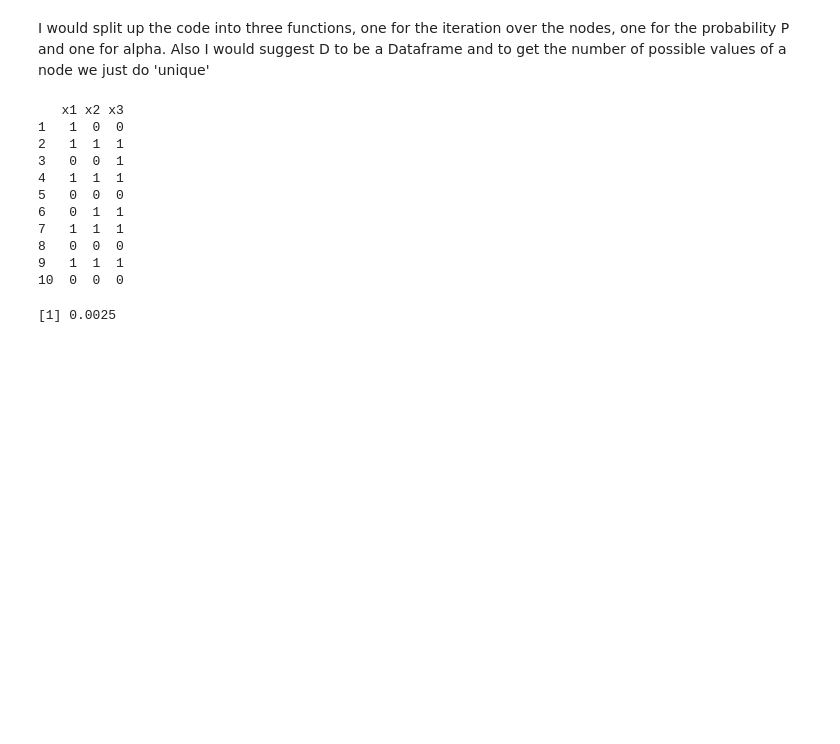
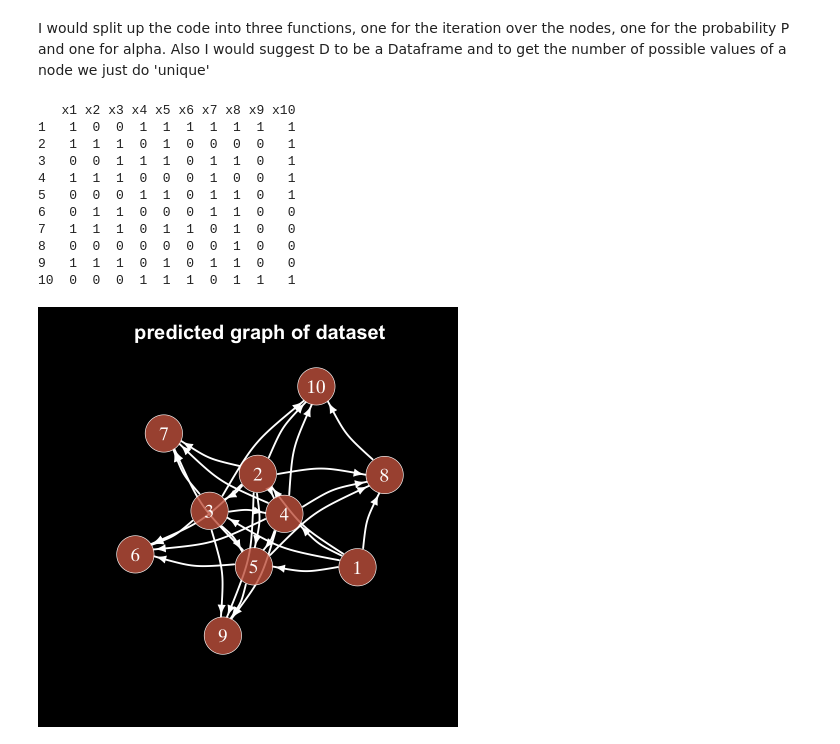
Before and after one commit to ElHuaco/Bayesian-topology, a Jupyter notebook: k2.ipynb, the cells around one changed output. Saved outputs shown, nothing was run; the diff lists cells and outputs as text; code cells hidden in the pictures; blank space fills up the shorter version.

```diff
--- a/k2.ipynb
+++ b/k2.ipynb
@@ -18,21 +19,30 @@ library(dplyr)
 x1 <- c(1,1,0,1,0,0,1,0,1,0)
 x2 <- c(0,1,0,1,0,1,1,0,1,0)
 x3<- c(0,1,1,1,0,1,1,0,1,0)
-D <- data.frame(x1, x2, x3)
+x4<- c(1,0,1,0,1,0,0,0,0,1)
+x5<- c(1,1,1,0,1,0,1,0,1,1)
+x6<- c(1,0,0,0,0,0,1,0,0,1)
+x7<- c(1,0,1,1,1,1,0,0,1,0)
+x8<- c(1,0,1,0,1,1,1,1,1,1)
+x9<- c(1,0,0,0,0,0,0,0,0,1)
+x10<- c(1,1,1,1,1,0,0,0,0,1)
+D <- data.frame(x1, x2, x3, x4, x5, x6, x7, x8, x9, x10)
 print(D)
 # %% [output]
-   x1 x2 x3
-1   1  0  0
-2   1  1  1
-3   0  0  1
-4   1  1  1
-5   0  0  0
-6   0  1  1
-7   1  1  1
-8   0  0  0
-9   1  1  1
-10  0  0  0
+   x1 x2 x3 x4 x5 x6 x7 x8 x9 x10
+1   1  0  0  1  1  1  1  1  1   1
+2   1  1  1  0  1  0  0  0  0   1
+3   0  0  1  1  1  0  1  1  0   1
+4   1  1  1  0  0  0  1  0  0   1
+5   0  0  0  1  1  0  1  1  0   1
+6   0  1  1  0  0  0  1  1  0   0
+7   1  1  1  0  1  1  0  1  0   0
+8   0  0  0  0  0  0  0  1  0   0
+9   1  1  1  0  1  0  1  1  0   0
+10  0  0  0  1  1  1  0  1  1   1
-# %%
-probability(D, 3, c(1,2))
-# %% [output]
-[1] 0.0025
+# %%
+parents <- k2(c(1,2,3,4,5,6,7,8,9,10), 4, D)
+# %%
+plot_graph(parents)
+# %% [output]
+[figure, added]
```
Also changed, not shown: parts of 1 cell of this notebook, 1 other file.
